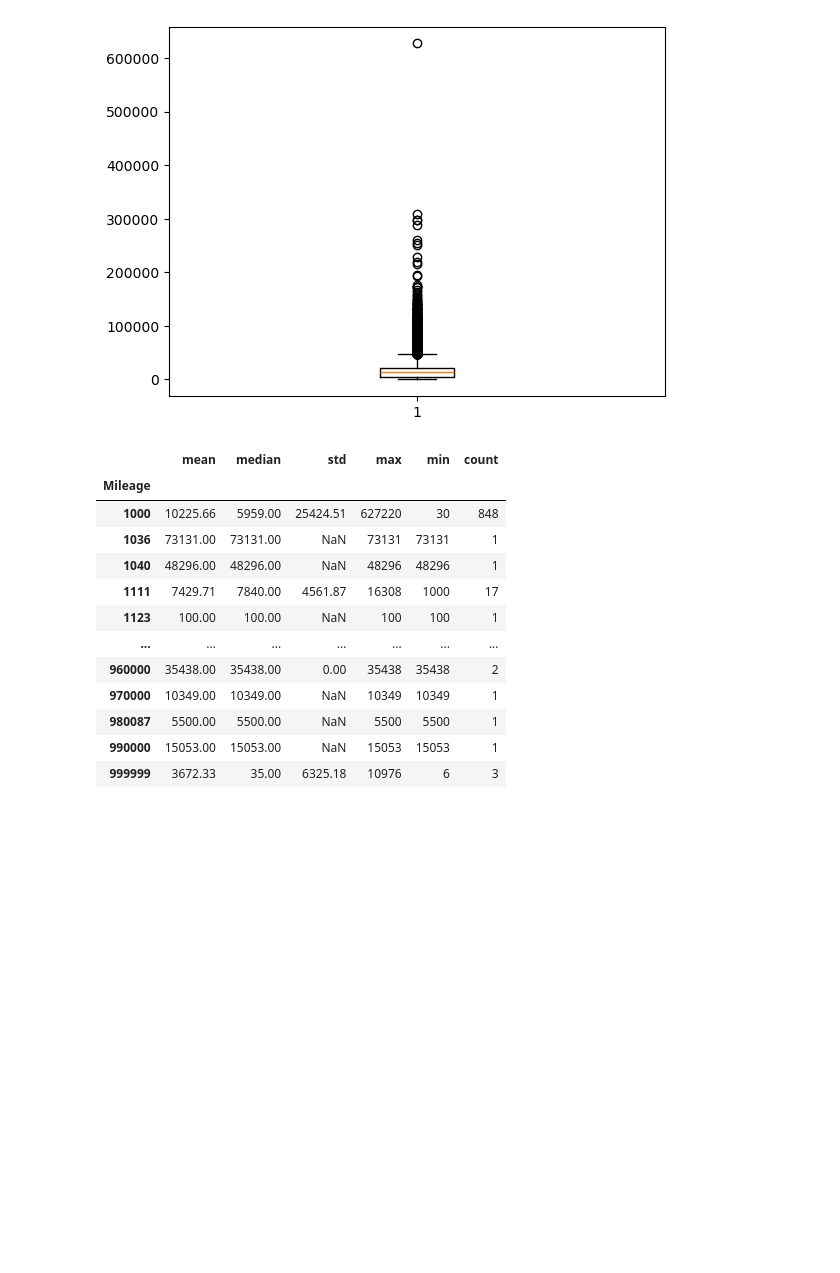
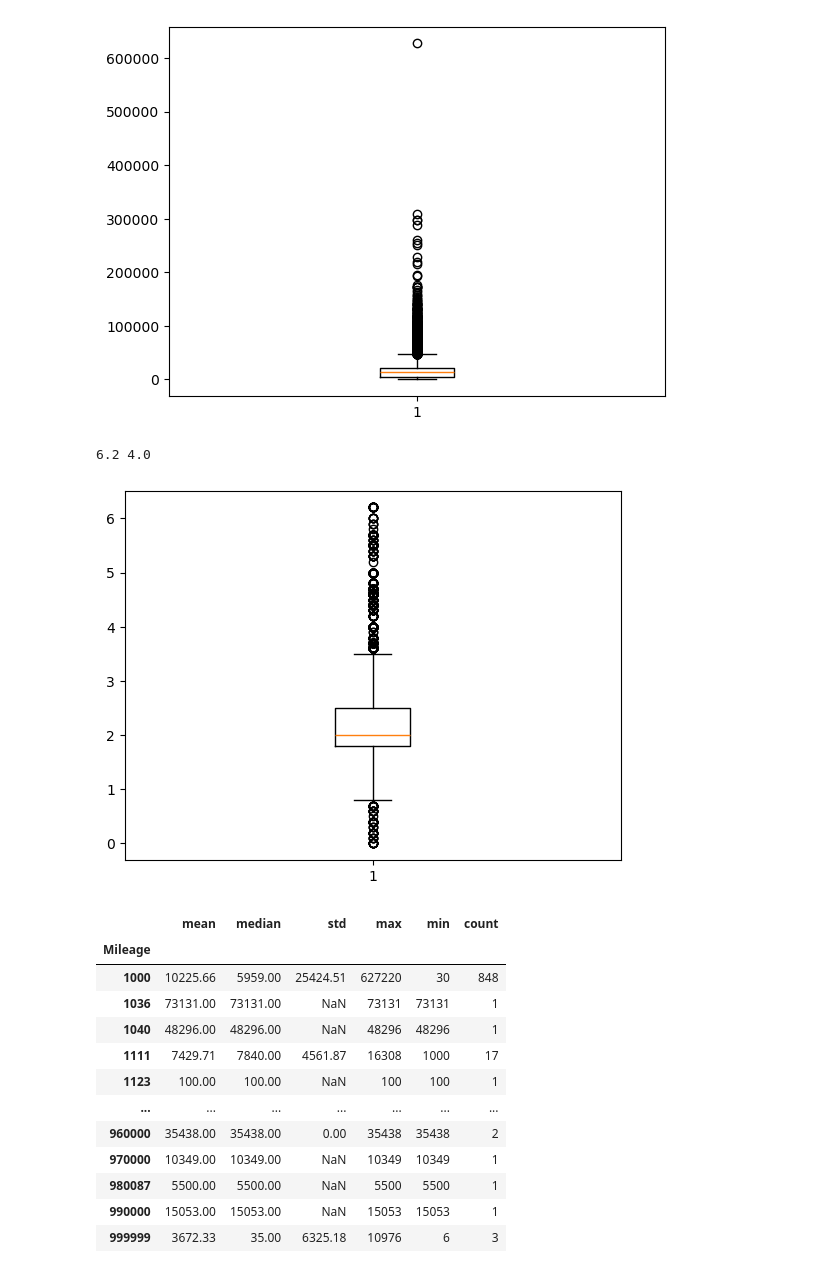
Before and after one commit to samiullahsultan4321-spec/IDS-SEM-PROJECT, a Jupyter notebook: code.ipynb, the cells around one changed output. Cells and saved outputs as stored; diff of their text form; code cells hidden in the pictures; blank space fills up the shorter version.

Commit message:
Data Cleaning and EDA is Done.

```diff
--- a/code.ipynb
+++ b/code.ipynb
@@ -4,7 +4,7 @@ import pandas as pd
 import matplotlib.pyplot as plt
 import seaborn as sns
 # %%
-df = pd.read_csv(r"C:\Users\User\Downloads\IDS-SEM-PROJECT\car_price_prediction.csv")
+df = pd.read_csv(r"C:\Users\User\Downloads\IDS-SEM-PROJECT\data\car_price_prediction.csv")
 df
 # %% [output]
 |  | ID | Price | Levy | Manufacturer | Model | Prod. year | Category | Leather interior | Fuel type | ... |
@@ -104,6 +111,15 @@ plt.boxplot(df['Price'])
  'fliers': [<matplotlib.lines.Line2D at 0x...>],
  'means': []}
 [figure]
+# %%
+engine_Q99 = df['Engine_volume'].quantile(0.999)
+engine_Q95 = df['Engine_volume'].quantile(0.95)
+df.loc[:,'Engine_volume'] = np.where(df['Engine_volume']>engine_Q99, engine_Q95, df['Engine_volume'])
+plt.boxplot(df['Engine_volume'])
+print(engine_Q99,engine_Q95)
+# %% [output]
+6.2 4.0
+[figure, added]
 # %%
 #_____Group Aggregations
 #____________Here we'll generate grouped aggregations of all quantities with price___________________
```
Also changed, not shown: parts of 3 cells of this notebook, 2 other files.
